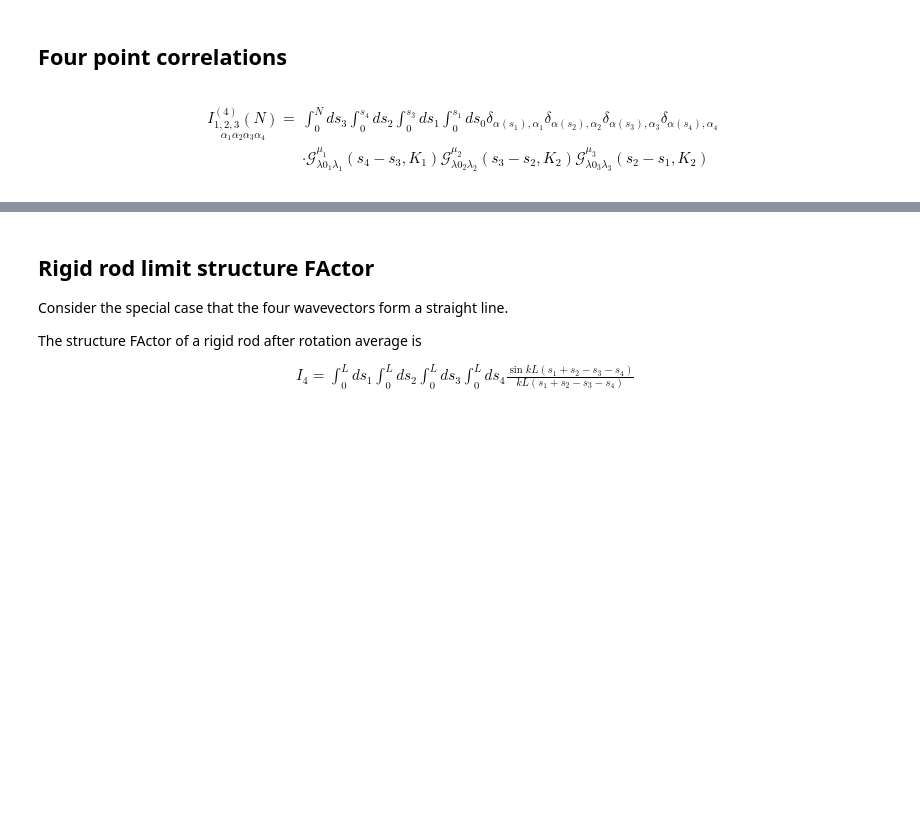
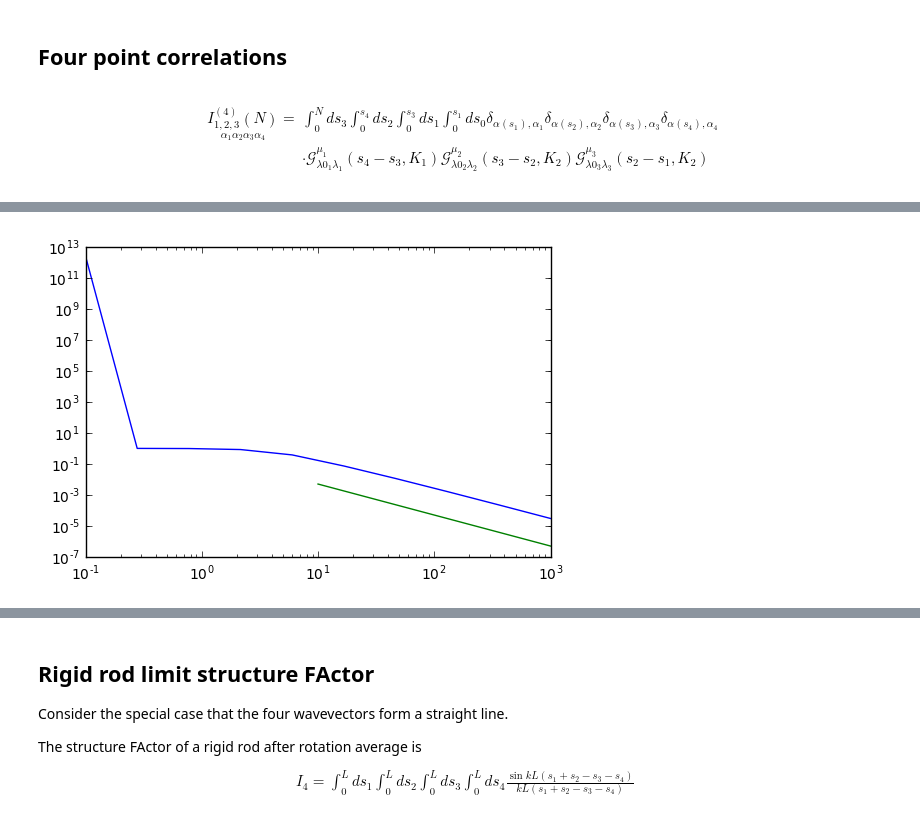
Before and after one commit to qmacAstanford/MultiPointCalculation, a Jupyter notebook: CORRcalc.ipynb, the cells around one changed output, grey strips where cells are left out. Drawn from its saved outputs; the diff is of its cells as text; code cells hidden in the pictures; blank space fills up the shorter version.

Commit message:
Added Wigner D capability, not test

```diff
--- a/CORRcalc.ipynb
+++ b/CORRcalc.ipynb
@@ -428,8 +432,7 @@ Each $\tilde{\psi}$ has an associated chemical identity, $\alpha$, and Fourier l
 #     N (float), number of Khun lengths
 #     FA (float), fraction of type A
 #     prop1 (phi_tilde), contains k and alpha
-def fourPointCorr(pset,N,FA,phi1,phi2,phi3,phi4):
-    print('Warning: Winger D hasnt been implemented!')
+def fourPointCorr(pset,wigset,N,FA,phi1,phi2,phi3,phi4):
     nlam=pset.nlam
     # The first and last lam must be zero
     mu1=0
@@ -446,7 +449,7 @@ def fourPointCorr(pset,N,FA,phi1,phi2,phi3,phi4):
         q2=-ordered[0].k-ordered[1].k
         q3=-ordered[0].k-ordered[1].k-ordered[2].k
 
-        # chemical sequence, A is 1
+        # chemical sequence, A is 0
         sequence = (ordered[0].alpha,ordered[1].alpha,\
                     ordered[2].alpha,ordered[3].alpha)
 
@@ -455,6 +458,7 @@ def fourPointCorr(pset,N,FA,phi1,phi2,phi3,phi4):
         p2 = pset.get_vec_prop(q2)
         p3 = pset.get_vec_prop(q3)
 
+        alpha1, beta1, beta2 = get_angles(q1,q2,q3)
         # Angular sum
         for lam_1 in range(0,nlam):
             for lam_2 in range(0,nlam):
@@ -469,7 +473,9 @@ def fourPointCorr(pset,N,FA,phi1,phi2,phi3,phi4):
                                p1,p2,p3,\
                                sequence)
 
-                    # Wigner D goes here!
+                    # Wigner D to rotate first and third frames into second
+                    D1 = wigset.axial(lam_1,mu2,0,alpha1,beta1)
+                    D2 = wigset.axial(lam_2,mu2,0,0,beta2)
 
-                    total = total + value
+                    total = total + value*D1*D2
     return total
@@ -476,5 +519,5 @@ def fourPointCorr(pset,N,FA,phi1,phi2,phi3,phi4):
 # %%
-def s4wlc(pset, N, FA, Ks, sequence='all'):
+def s4wlc(pset,wigset, N, FA, Ks, sequence='all'):
     s4 = np.zeros((2,2,2,2),dtype=type(1+1j))
     k1, k2, k3, k4 = Ks
     if norm(k1+k2+k3+k4) >= 1e-10:
@@ -488,7 +531,7 @@ def s4wlc(pset, N, FA, Ks, sequence='all'):
             phi2 = phi_tilde(k2,alpha=a2)
             phi3 = phi_tilde(k3,alpha=a3)
             phi4 = phi_tilde(k4,alpha=a4)
-            s4[a1][a2][a3][a4] = fourPointCorr(pset, N, FA, \
+            s4[a1][a2][a3][a4] = fourPointCorr(pset,wigset, N, FA, \
                                                phi1, phi2, phi3, phi4)
     else:
         a1, a2, a3, a4 = sequence
@@ -496,7 +539,7 @@ def s4wlc(pset, N, FA, Ks, sequence='all'):
         phi2 = phi_tilde(k2,alpha=a2)
         phi3 = phi_tilde(k3,alpha=a3)
         phi4 = phi_tilde(k4,alpha=a4)
-        s4 = fourPointCorr(pset, N, FA, \
+        s4 = fourPointCorr(pset,wigset, N, FA, \
                            phi1, phi2, phi3, phi4)
 
     return s4
@@ -515,10 +558,11 @@ def setKs(K):
 
 nlam=10
 pset=propagator.prop_set(nlam=nlam)
+wigset = wd.wigner_d_vals()
 
 sequence = [0, 0, 0, 0]
 KV = np.logspace(-1,3,10)
 s4 = np.zeros((len(KV)),dtype=type(1+1j))
 for ind, K in enumerate(KV):
     Ks = setKs(K)
-    s4[ind] = s4wlc(pset, N, FA, Ks, sequence=sequence)/(N**4)
+    s4[ind] = s4wlc(pset,wigset, N, FA, Ks, sequence=sequence)/(N**4)
@@ -536,4 +569,6 @@ Warning: Winger D hasnt been implemented!
 # %%
-plt.loglog(KV, s4)
+plt.loglog(KV, s4.real)
 plotlog(1e1, 5e-3, -2, xrange=2)
 plt.show()
+# %% [output]
+[figure, added]
```
Also changed, not shown: parts of 7 cells of this notebook, 3 other files.
